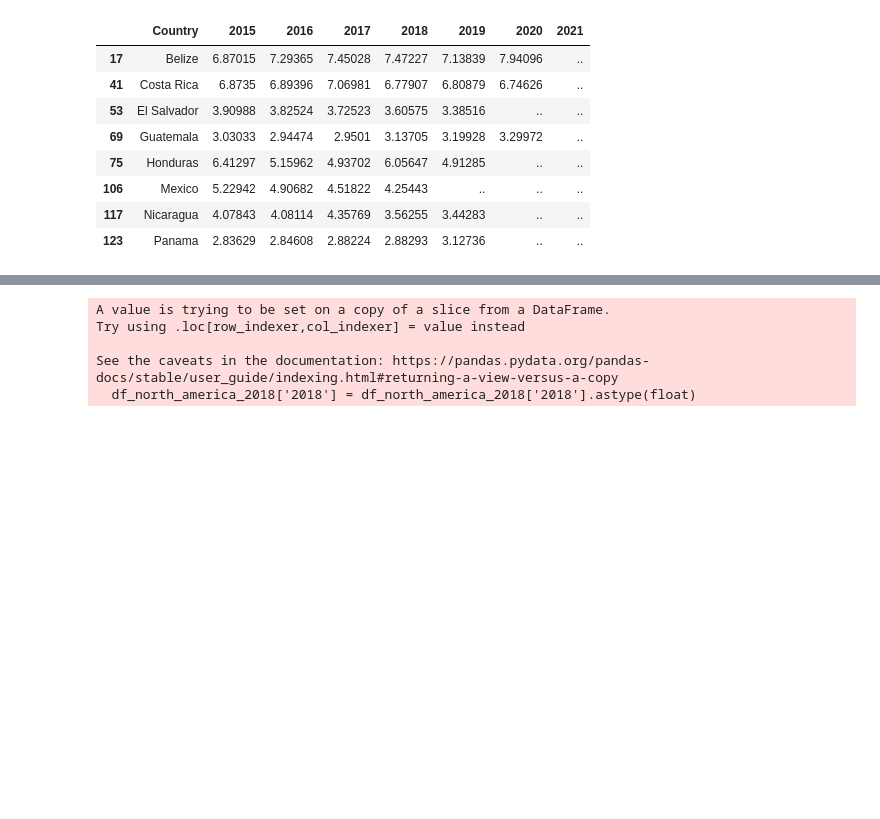
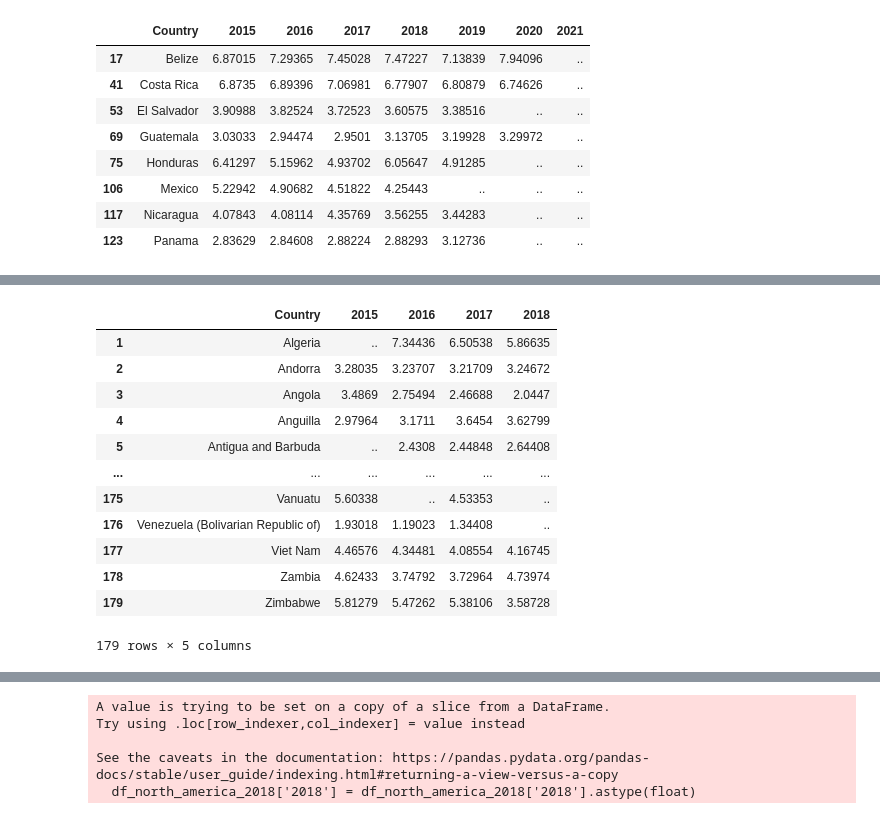
Before and after one commit to mellamanelpoeta/vis, a Jupyter notebook: Other_visualizations/UNESCO.ipynb, the cells around one changed output, grey strips where cells are left out. Cells and saved outputs as stored; diff of their text form; code cells hidden in the pictures; blank space fills up the shorter version.

```diff
--- a/Other_visualizations/UNESCO.ipynb
+++ b/Other_visualizations/UNESCO.ipynb
@@ -78,0 +142,28 @@ df_north_america.drop('2021', axis=1, inplace=True)
+# %%
+df = pd.read_csv('AlfabetizaciónUNESCO.csv')
+
+#eliminate df first row:
+df = df.drop(df.index[0])
+
+df.rename(columns={'Time':'Country'}, inplace=True)
+df.drop('Unnamed: 1', axis=1, inplace=True)
+
+#drop 2021 column
+df.drop('2021', axis=1, inplace=True)
+df.drop('2020', axis=1, inplace=True)
+df.drop('2019', axis=1, inplace=True)
+df
+# %% [output]
+|  | Country | 2015 | 2016 | 2017 | 2018 |
+| 1 | Algeria | .. | 7.34436 | 6.50538 | 5.86635 |
+| 2 | Andorra | 3.28035 | 3.23707 | 3.21709 | 3.24672 |
+| 3 | Angola | 3.4869 | 2.75494 | 2.46688 | 2.0447 |
+| 4 | Anguilla | 2.97964 | 3.1711 | 3.6454 | 3.62799 |
+| 5 | Antigua and Barbuda | .. | 2.4308 | 2.44848 | 2.64408 |
+| ... | ... | ... | ... | ... | ... |
+| 175 | Vanuatu | 5.60338 | .. | 4.53353 | .. |
+| 176 | Venezuela (Bolivarian Republic of) | 1.93018 | 1.19023 | 1.34408 | .. |
+| 177 | Viet Nam | 4.46576 | 4.34481 | 4.08554 | 4.16745 |
+| 178 | Zambia | 4.62433 | 3.74792 | 3.72964 | 4.73974 |
+| 179 | Zimbabwe | 5.81279 | 5.47262 | 5.38106 | 3.58728 |
+179 rows × 5 columns
```
Also changed, not shown: parts of 16 cells of this notebook, 1 other file.
